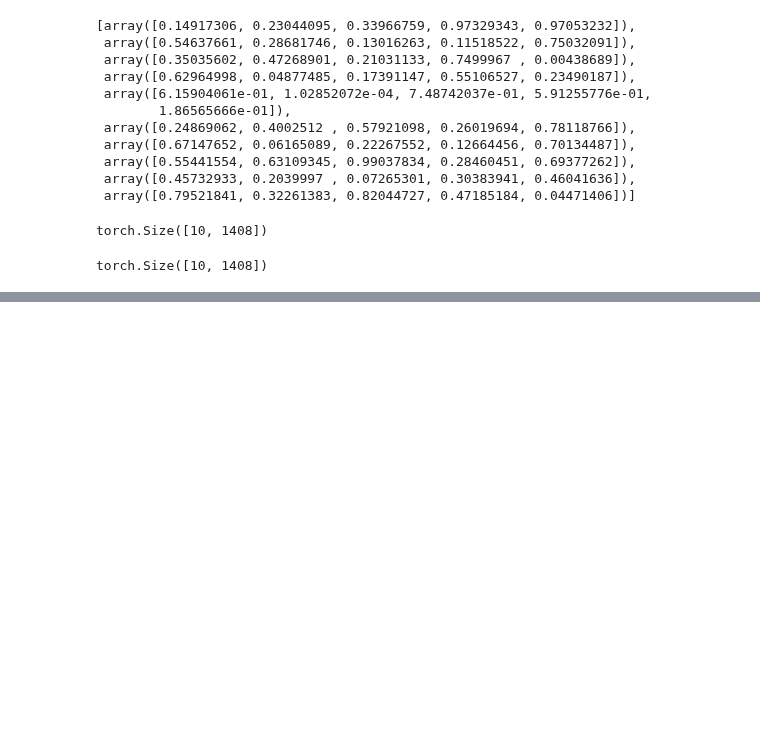
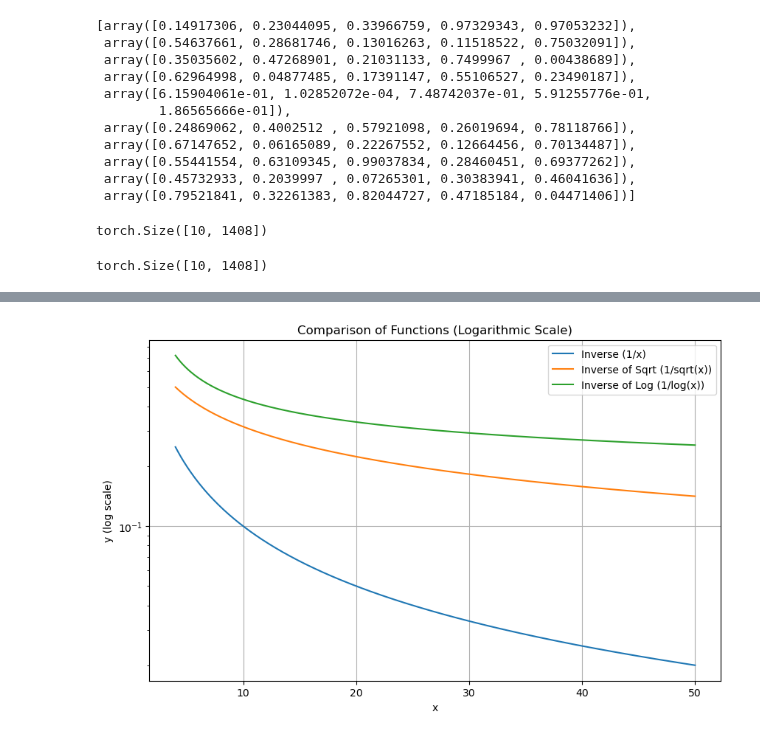
Before and after one commit to HenriSmidt/Alzheimer_Detection, a Jupyter notebook: scratchpad.ipynb, the cells around one changed output, grey strips where cells are left out. Cells and saved outputs as stored; diff of their text form; code cells hidden in the pictures; blank space fills up the shorter version.

```diff
--- a/scratchpad.ipynb
+++ b/scratchpad.ipynb
@@ -1056,0 +1120,29 @@ torch.Size([10, 1408])
+# %%
+
+# Compute y values for each function within the smaller range
+y_inverse_small = 1 / x
+y_inverse_sqrt_small = 1 / np.sqrt(x)
+y_inverse_log_small = 1 / np.log(x)
+y_exp_neg_small = np.exp(-x)
+
+# Create the plot
+plt.figure(figsize=(10, 6))
+
+# Plot each function with logarithmic y-axis
+plt.plot(x, y_inverse_small, label="Inverse (1/x)")
+plt.plot(x, y_inverse_sqrt_small, label="Inverse of Sqrt (1/sqrt(x))")
+plt.plot(x, y_inverse_log_small, label="Inverse of Log (1/log(x))")
+# plt.plot(x, y_exp_neg_small, label="Exp of -x (e^(-x))")
+
+# Add titles and labels
+plt.title("Comparison of Functions (Logarithmic Scale)")
+plt.xlabel("x")
+plt.ylabel("y (log scale)")
+plt.yscale('log')
+plt.legend()
+plt.grid(True)
+
+# Show the plot
+plt.show()
+# %% [output]
+[figure, added]
```
Also changed, not shown: parts of 2 cells of this notebook, 1 other file.
